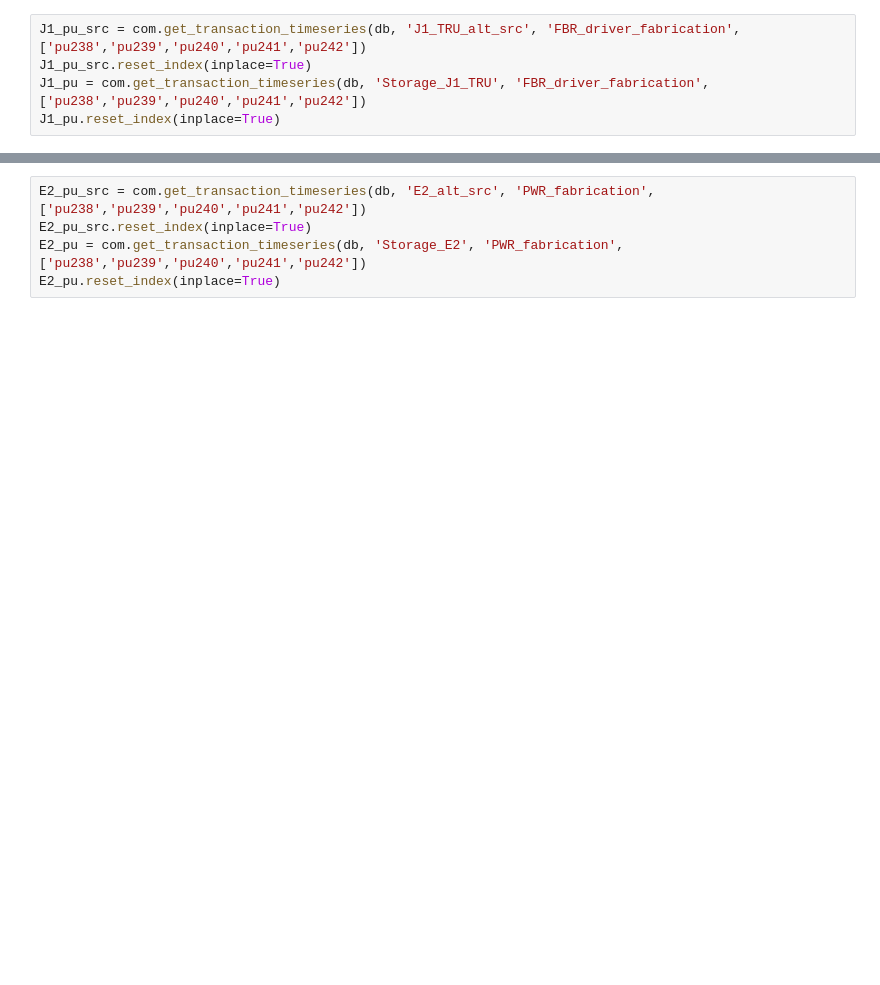
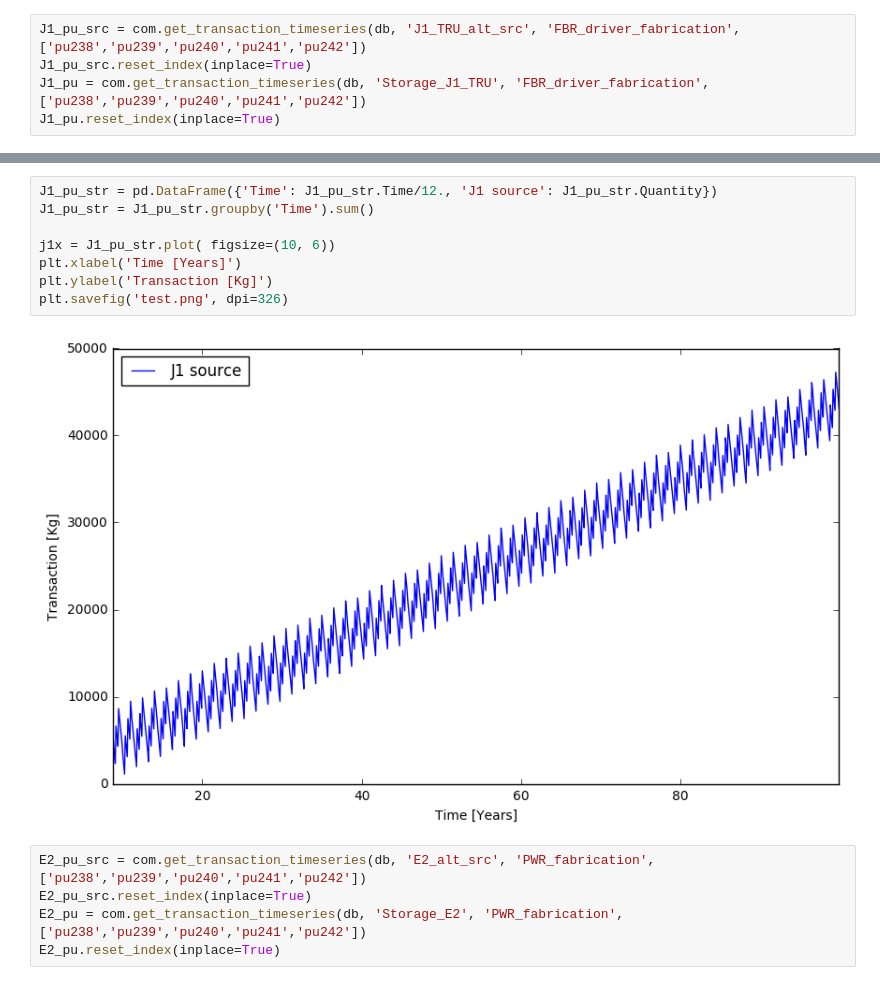
Before and after one commit to Baaaaam/EG30, a Jupyter notebook: EG30_analysis.ipynb, the cells around one changed output, grey strips where cells are left out. Drawn from its saved outputs; the diff is of its cells as text; blank space fills up the shorter version.

```diff
--- a/EG30_analysis.ipynb
+++ b/EG30_analysis.ipynb
@@ -52,3 +61,13 @@ plt.savefig('test.png', dpi=326)
+# %%
+J1_pu_str = pd.DataFrame({'Time': J1_pu_str.Time/12., 'J1 source': J1_pu_str.Quantity})
+J1_pu_str = J1_pu_str.groupby('Time').sum()
+
+j1x = J1_pu_str.plot( figsize=(10, 6))
+plt.xlabel('Time [Years]')
+plt.ylabel('Transaction [Kg]')
+plt.savefig('test.png', dpi=326)
+# %% [output]
+[figure, added]
 # %%
 E2_pu_src = com.get_transaction_timeseries(db, 'E2_alt_src', 'PWR_fabrication', ['pu238','pu239','pu240','pu241','pu242'])
 E2_pu_src.reset_index(inplace=True)
```
Also changed, not shown: parts of 8 cells of this notebook, 3 other files.
